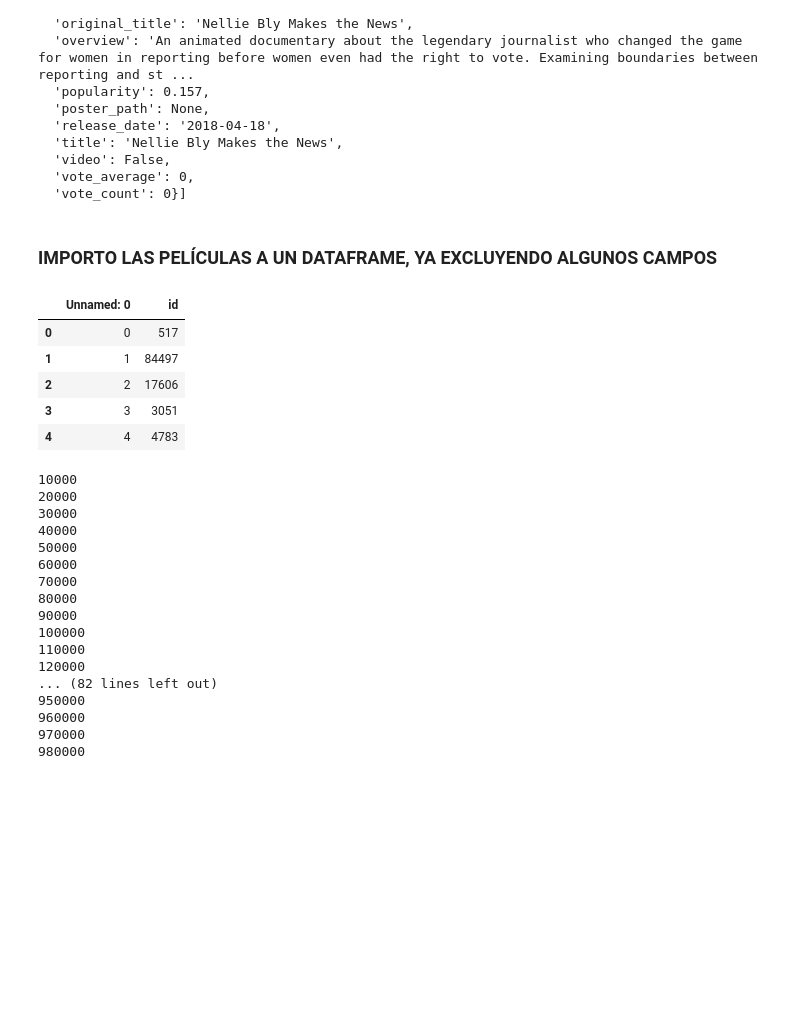
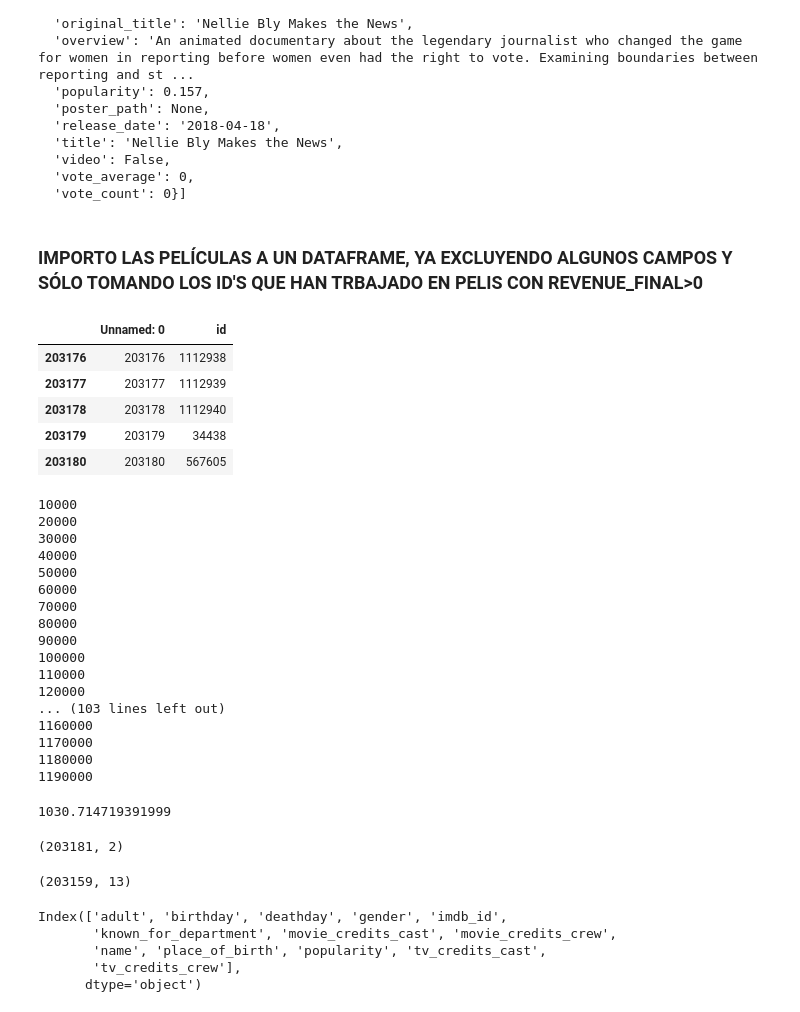
Before and after one commit to mandixbw/Cinema_KeysForSuccess, a Jupyter notebook: 05_Tidying_People_Data.ipynb, the cells around one changed output. Drawn from its saved outputs; the diff is of its cells as text; code cells hidden in the pictures; blank space fills up the shorter version.

```diff
--- a/05_Tidying_People_Data.ipynb
+++ b/05_Tidying_People_Data.ipynb
@@ -686,17 +547,15 @@ dfPeople['movie_credits_cast'].iloc[0]
 # %%
 #Ya sé qué campos tomar (en cuatro de ellos todavía tendré que aplicar cambios de formato.)
 # %% [markdown]
-### IMPORTO LAS PELÍCULAS A UN DATAFRAME, YA EXCLUYENDO ALGUNOS CAMPOS
+### IMPORTO LAS PELÍCULAS A UN DATAFRAME, YA EXCLUYENDO ALGUNOS CAMPOS Y SÓLO TOMANDO LOS ID'S QUE HAN TRBAJADO EN PELIS CON REVENUE_FINAL>0
 # %%
-my_file_path='./Cast_Crew_ids.csv'
-
 #Reading file and saving in df
-dfPeopleIds = pd.read_csv(my_file_path)
-dfPeopleIds.head()
+dfPeopleIds = pd.read_csv('./Cast_Crew_ids.csv')
+dfPeopleIds.tail()
 # %% [output]
 |  | Unnamed: 0 | id |
-| 0 | 0 | 517 |
-| 1 | 1 | 84497 |
-| 2 | 2 | 17606 |
-| 3 | 3 | 3051 |
-| 4 | 4 | 4783 |
+| 203176 | 203176 | 1112938 |
+| 203177 | 203177 | 1112939 |
+| 203178 | 203178 | 1112940 |
+| 203179 | 203179 | 34438 |
+| 203180 | 203180 | 567605 |
@@ -703,6 +564,7 @@ dfPeopleIds.head()
 # %%
 #Usamos un generator, que es más eficiente en cuanto a memoria. "yield" va asociado al generator.
-#Exlcluyo: also_known_as, biography, external_ids_imdb_id, homepage, images_profiles, profile_path
+#Excluyo: also_known_as, biography, external_ids_imdb_id, homepage, images_profiles, profile_path
+#Además, sólo tomo los ids que están en el set setPeopleIds
 
 path = "./themoviedb_data/people"
 dfPeople = pd.DataFrame()
@@ -733,10 +595,12 @@ def data_iterator(path):
                     result["movie_credits_cast"] = data["movie_credits"]["cast"]
                     result["movie_credits_crew"] = data["movie_credits"]["crew"]
                 else:
-                    result["movie_credits_cast"] = None
-                    result["movie_credits_crew"] = None
+                    #Aquí es importante poner una lista de longitud vacía, que nos va a evitar problemas.
+                    result["movie_credits_cast"] = list()
+                    result["movie_credits_crew"] = list()
 
-                yield result
+                if data["id"] in setPeopleIds:
+                    yield result
 
 tic=timeit.default_timer()
 dfPeople = pd.DataFrame(data_iterator(path))
@@ -756,8 +620,26 @@ toc - tic #elapsed time in seconds
 100000
 110000
 120000
-... (82 lines left out)
-950000
-960000
-970000
-980000
+... (103 lines left out)
+1160000
+1170000
+1180000
+1190000
+1030.714719391999
+# %%
+dfPeopleIds.shape
+# %% [output]
+(203181, 2)
+# %%
+#Tengo 23 ids que aparecen en mis películas pero no en mi base de datos de People. Bueno, asumo el ínfimo error.
+dfPeople.shape
+# %% [output]
+(203159, 13)
+# %%
+dfPeople.columns
+# %% [output]
+Index(['adult', 'birthday', 'deathday', 'gender', 'imdb_id',
+       'known_for_department', 'movie_credits_cast', 'movie_credits_crew',
+       'name', 'place_of_birth', 'popularity', 'tv_credits_cast',
+       'tv_credits_crew'],
+      dtype='object')
```
Also changed, not shown: parts of 210 cells of this notebook, 2 other files.
